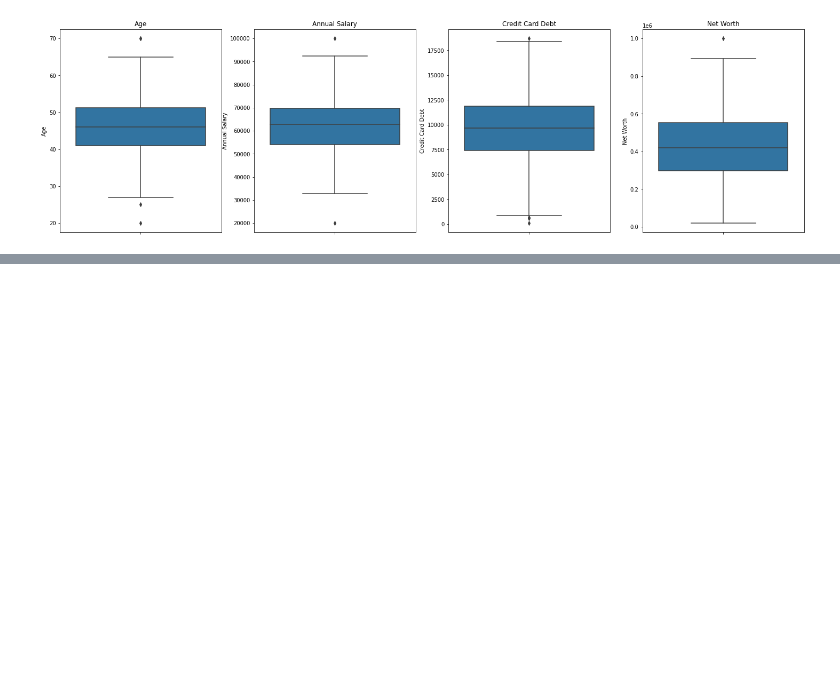
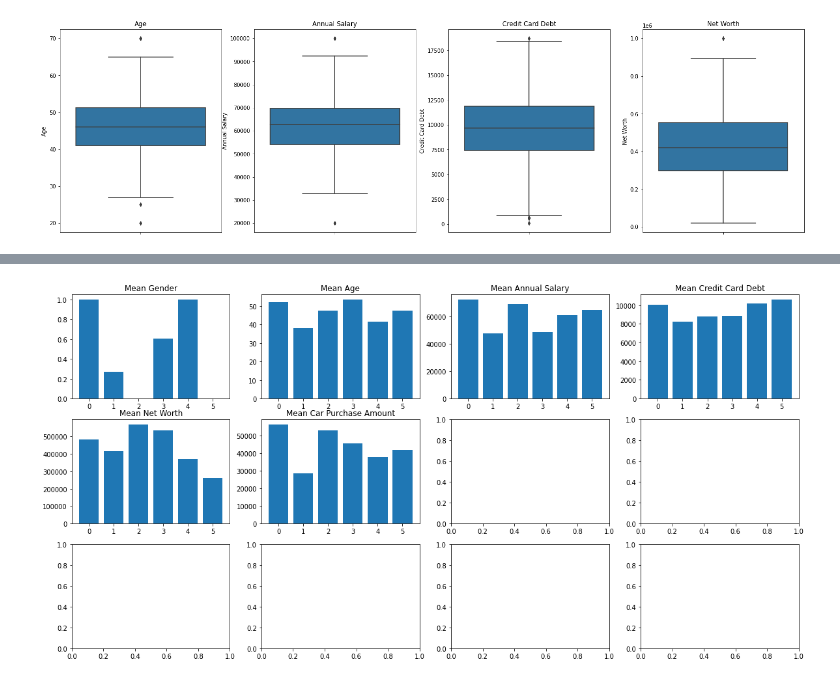
Before and after one commit to LarsonBodden/Car-Purchasing-Model, a Jupyter notebook: Project_2.ipynb, the cells around one changed output, grey strips where cells are left out. Drawn from its saved outputs; the diff is of its cells as text; code cells hidden in the pictures; blank space fills up the shorter version.

```diff
--- a/Project_2.ipynb
+++ b/Project_2.ipynb
@@ -205,0 +282,7 @@ for var in continuous_variable:
+# %%
+# Refit KMeans with 6 clusters
+kmeans = KMeans(n_clusters=6, random_state=42)
+kmeans.fit(X_scaled)
+# Add the clusters as a column in the dataframe
+df['cluster'] = kmeans.labels_
+df.head()
@@ -205,0 +296,3 @@ for var in continuous_variable:
+# %%
+cluster_groups = df.groupby('cluster', as_index=False).mean()
+cluster_groups
@@ -205,0 +307,9 @@ for var in continuous_variable:
+# %%
+# Visualize means
+fig, axes = plt.subplots(3,4, figsize = (20, 10))
+axes = axes.ravel()
+for i, col in enumerate(cluster_groups.columns[1:]):
+  axes[i].bar(cluster_groups['cluster'], cluster_groups[col])
+  axes[i].set_title(f'Mean {col}')
+# %% [output]
+[figure, added]
```
Also changed, not shown: parts of 18 cells of this notebook.
